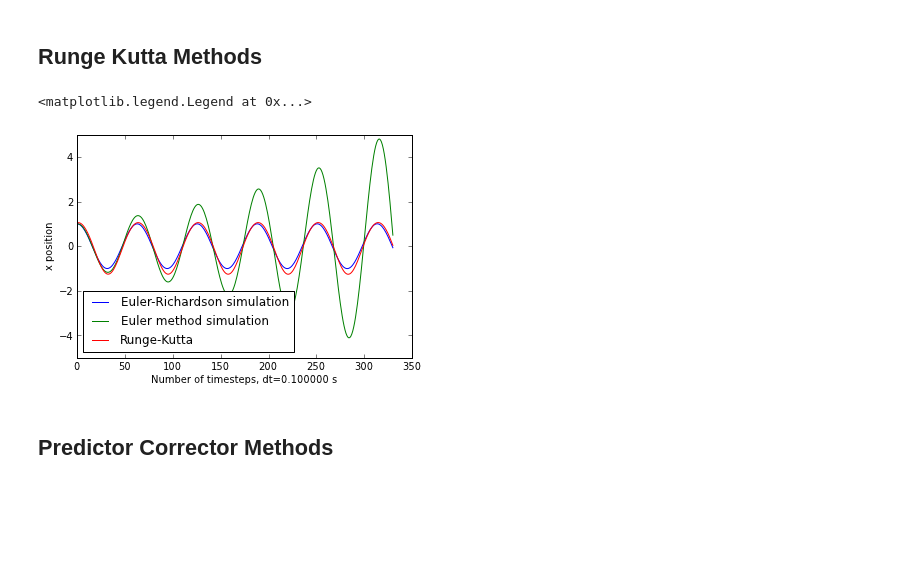
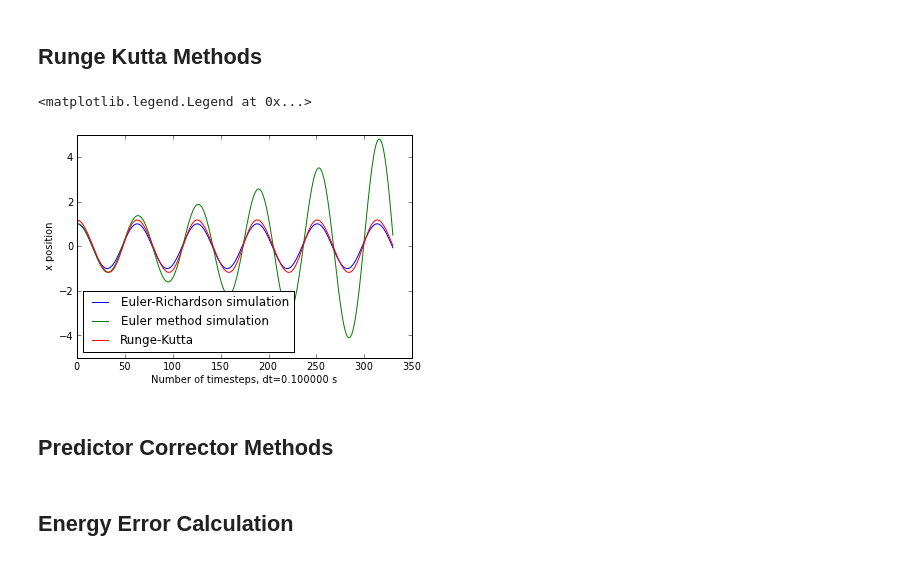
Before and after one commit to johnymontana/CSCI_577, a Jupyter notebook: Improved ODE Integration.ipynb, the cells around one changed output. Drawn from its saved outputs; the diff is of its cells as text; code cells hidden in the pictures; blank space fills up the shorter version.

Commit message:
add energy, RK energy bug

```diff
--- a/Improved ODE Integration.ipynb
+++ b/Improved ODE Integration.ipynb
@@ -140,10 +140,10 @@ def y_prime_runge_kutta(yn, vn, dt):
     k=1.0
     m=1.0
     an = (-k*yn/m)
-    k1 = yn+an*dt
-    k2 = (yn+k1/2)*an*dt
-    k3 = (yn+k2/2)*an*dt
-    k4 = (yn+k3)*an*dt
+    k1 = yn+vn*dt
+    k2 = (yn+k1/2)*vn*dt
+    k3 = (yn+k2/2)*vn*dt
+    k4 = (yn+k3)*vn*dt
     return yn+(k1+2*k2+2*k3+k4)/6
 # %%
 def v_prime_runge_kutta(vn, dt, an, yn=None, k=1.0, m=1.0):
@@ -155,32 +155,39 @@ def v_prime_runge_kutta(vn, dt, an, yn=None, k=1.0, m=1.0):
 # %%
 state = [array([1.0,0.0])]
 state_euler = [array([1.0,0.0])]
 state_rk = [array([1.0, 0.0])]
 period_count=0
 while True:
     state_rk.append(solve_spring_ODE(x=state[-1], dt=DELTA_T, y_prime=y_prime_runge_kutta, v_prime=v_prime_runge_kutta))
     state.append(solve_spring_ODE(x=state[-1], dt=DELTA_T, y_prime=y_prime_euler_richardson, v_prime=v_prime_euler_richardson_spring))
     state_euler.append(solve_spring_ODE(x=state_euler[-1], dt=DELTA_T, y_prime=y_prime_euler, v_prime=v_prime_euler))
     if (state[-1][0]<0 and state[-2][0]>0) or (state[-1][0]>0 and state[-2][0]<0):
         period_count+=1
     if period_count > 10:
         break
 state = array(state)
+euler_richardson_state_array = state
 state = state[:,0]
+
 state_euler = array(state_euler)
+euler_state_array = state_euler
 state_euler = state_euler[:,0]
+
 state_rk = array(state_rk)
+rk_state_array = state_rk
 state_rk = state_rk[:,0]
 #print state
 
 plot(state, label="Euler-Richardson simulation")
 plot(state_euler, label="Euler method simulation")
 plot(state_rk, label="Runge-Kutta")
 xlabel("Number of timesteps, dt=%f s" % DELTA_T)
 ylabel("x position")
 legend(loc='lower left')
 # %% [output]
 <matplotlib.legend.Legend at 0x...>
-[figure, old version]
+[figure, new version]
 # %% [markdown]
 ## Predictor Corrector Methods
+# %% [markdown]
+## Energy Error Calculation
```
Also changed, not shown: parts of 3 cells of this notebook.
